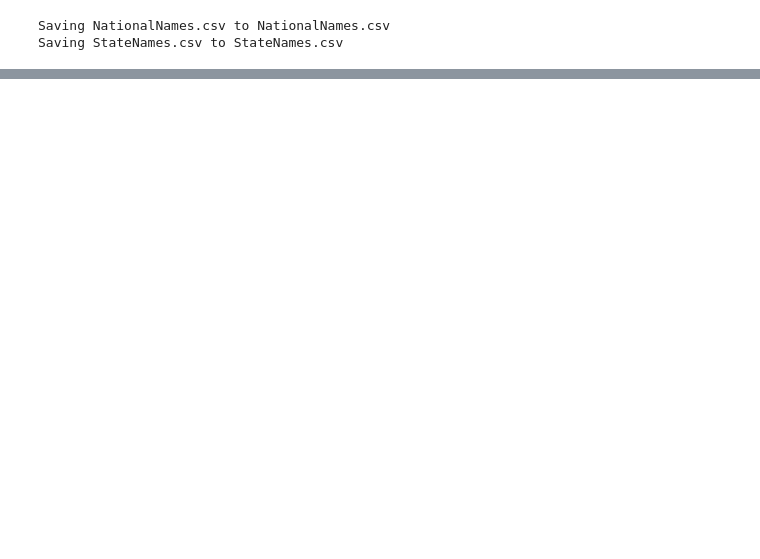
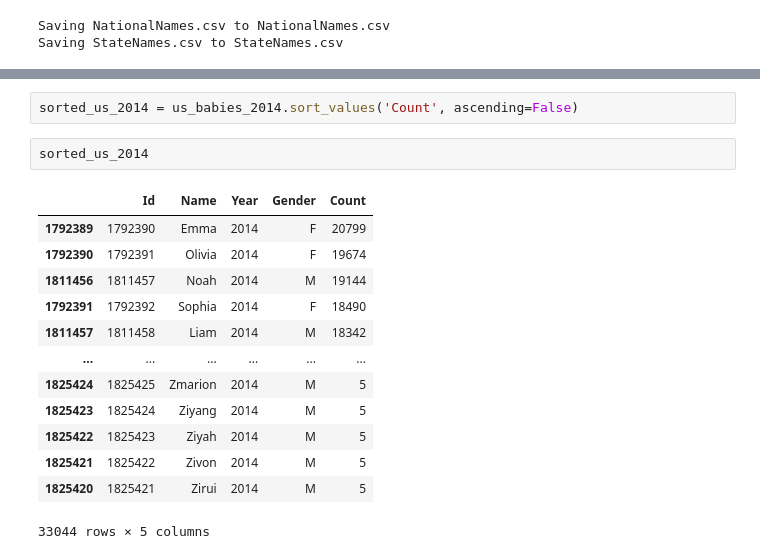
Before and after one commit to dayyaanjattiem/Data-Analysis-Course, a Jupyter notebook: Data_Analyst_Course.ipynb, the cells around one changed output, grey strips where cells are left out. Saved outputs shown, nothing was run; the diff lists cells and outputs as text; blank space fills up the shorter version.

```diff
--- a/Data_Analyst_Course.ipynb
+++ b/Data_Analyst_Course.ipynb
@@ -26,0 +106,18 @@ Saving StateNames.csv to StateNames.csv
+# %%
+sorted_us_2014 = us_babies_2014.sort_values('Count', ascending=False)
+# %%
+sorted_us_2014
+# %% [output]
+|  | Id | Name | Year | Gender | Count |
+| 1792389 | 1792390 | Emma | 2014 | F | 20799 |
+| 1792390 | 1792391 | Olivia | 2014 | F | 19674 |
+| 1811456 | 1811457 | Noah | 2014 | M | 19144 |
+| 1792391 | 1792392 | Sophia | 2014 | F | 18490 |
+| 1811457 | 1811458 | Liam | 2014 | M | 18342 |
+| ... | ... | ... | ... | ... | ... |
+| 1825424 | 1825425 | Zmarion | 2014 | M | 5 |
+| 1825423 | 1825424 | Ziyang | 2014 | M | 5 |
+| 1825422 | 1825423 | Ziyah | 2014 | M | 5 |
+| 1825421 | 1825422 | Zivon | 2014 | M | 5 |
+| 1825420 | 1825421 | Zirui | 2014 | M | 5 |
+33044 rows × 5 columns
```
Also changed, not shown: parts of 10 cells of this notebook.
